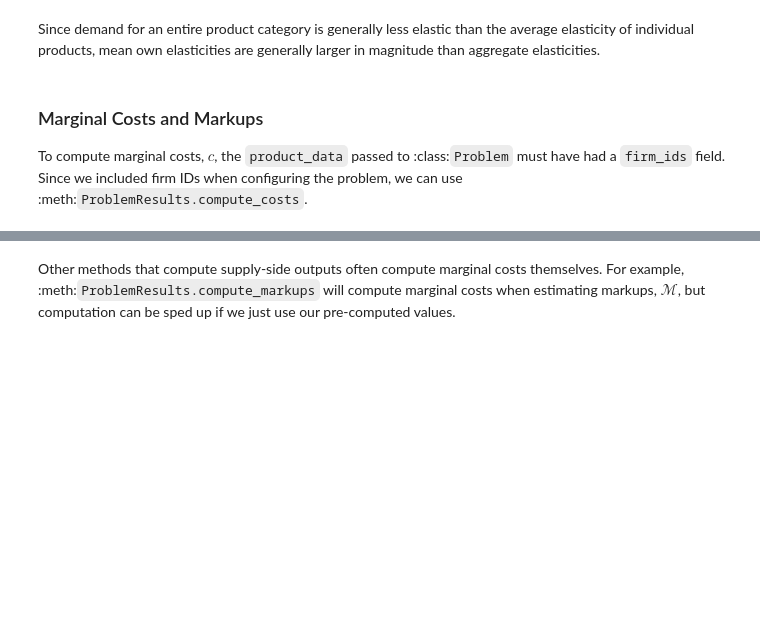
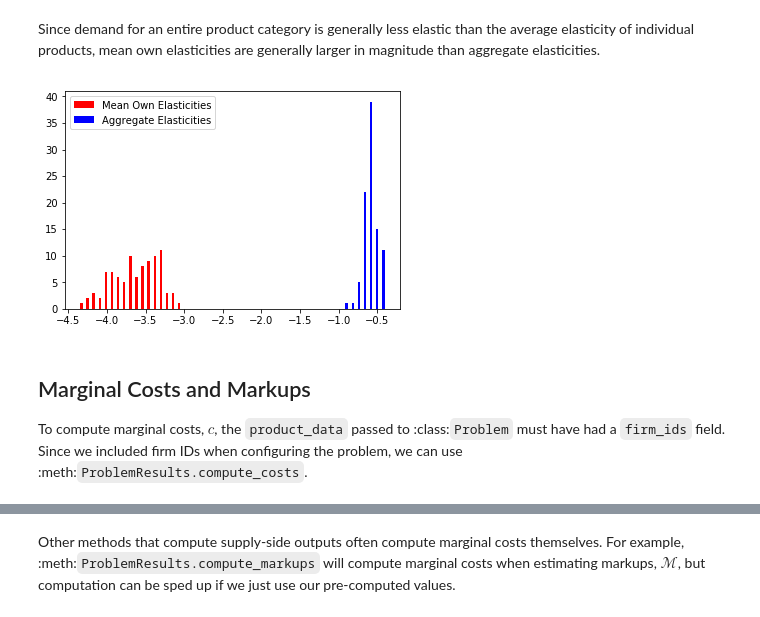
Before and after one commit to jeffgortmaker/pyblp, a Jupyter notebook: docs/notebooks/tutorial/post_estimation.ipynb, the cells around one changed output, grey strips where cells are left out. Cells and saved outputs as stored; diff of their text form; code cells hidden in the pictures; blank space fills up the shorter version.

```diff
--- a/docs/notebooks/tutorial/post_estimation.ipynb
+++ b/docs/notebooks/tutorial/post_estimation.ipynb
@@ -143,6 +134,15 @@ An alternative to summarizing full elasticity matrices is to use :meth:`ProblemR
 # %% [markdown]
 Since demand for an entire product category is generally less elastic than the average elasticity of individual products, mean own elasticities are generally larger in magnitude than aggregate elasticities.
+# %%
+plt.hist(
+    [means.flatten(), aggregates.flatten()],
+    color=['red', 'blue'],
+    bins=50
+);
+plt.legend(['Mean Own Elasticities', 'Aggregate Elasticities']);
+# %% [output]
+[figure, added]
 # %% [markdown]
-### Marginal Costs and Markups
+## Marginal Costs and Markups
 
 To compute marginal costs, $c$, the `product_data` passed to :class:`Problem` must have had a `firm_ids` field. Since we included firm IDs when configuring the problem, we can use :meth:`ProblemResults.compute_costs`.
```
Also changed, not shown: parts of 39 cells of this notebook, 11 other files.
